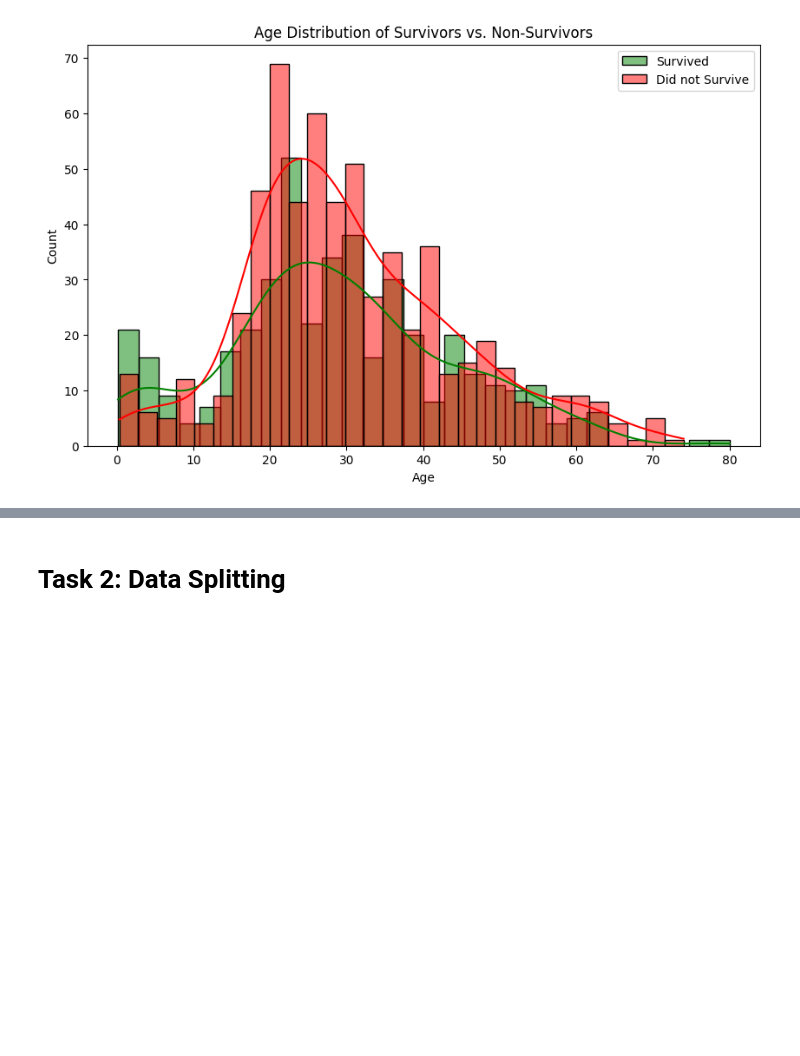
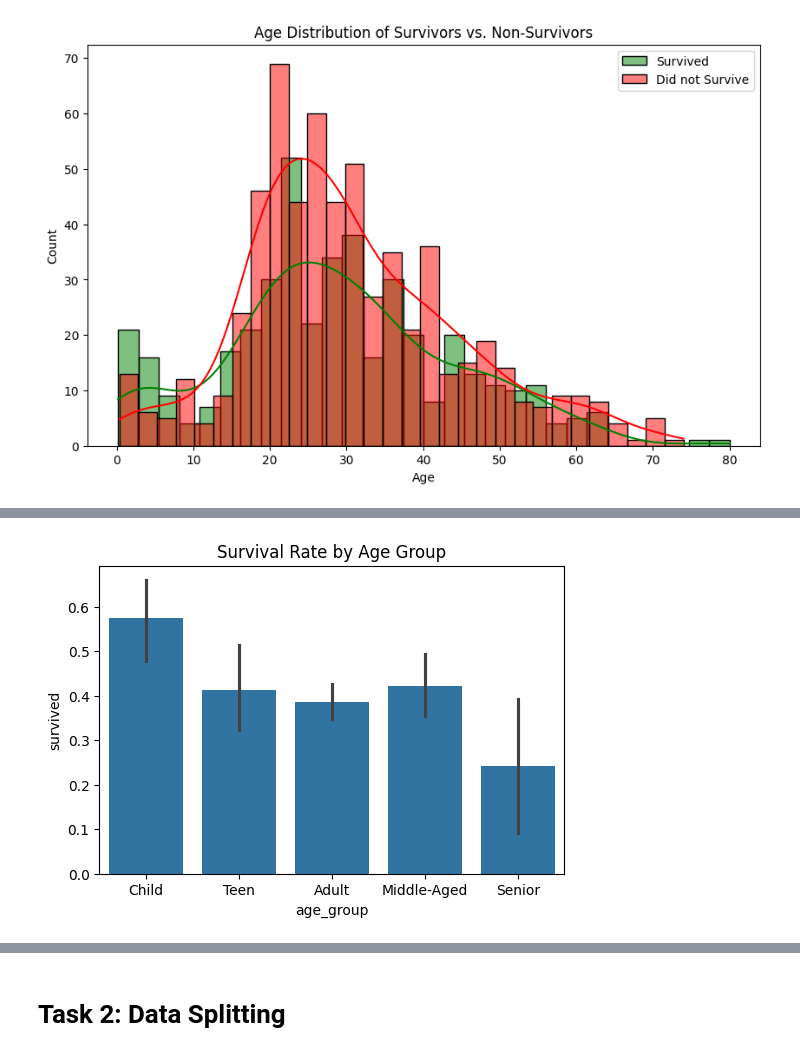
Before and after one commit to hibbakamas/ML-fundamentals-2025, a Jupyter notebook: assignment_1_Hibba_Kamas.ipynb, the cells around one changed output, grey strips where cells are left out. Cells and saved outputs as stored; diff of their text form; code cells hidden in the pictures; blank space fills up the shorter version.

```diff
--- a/assignment_1_Hibba_Kamas.ipynb
+++ b/assignment_1_Hibba_Kamas.ipynb
@@ -153,0 +191,11 @@ plt.show()
+# %%
+# age groups
+df["age_group"] = pd.cut(df["age"], bins=[0, 12, 18, 40, 60, 100], labels=["Child", "Teen", "Adult", "Middle-Aged", "Senior"])
+
+# survival rate by age group
+plt.figure(figsize=(6,4))
+sns.barplot(x="age_group", y=df["survived"], data=df, order=["Child", "Teen", "Adult", "Middle-Aged", "Senior"])
+plt.title("Survival Rate by Age Group")
+plt.show()
+# %% [output]
+[figure, added]
```
Also changed, not shown: parts of 18 cells of this notebook.
